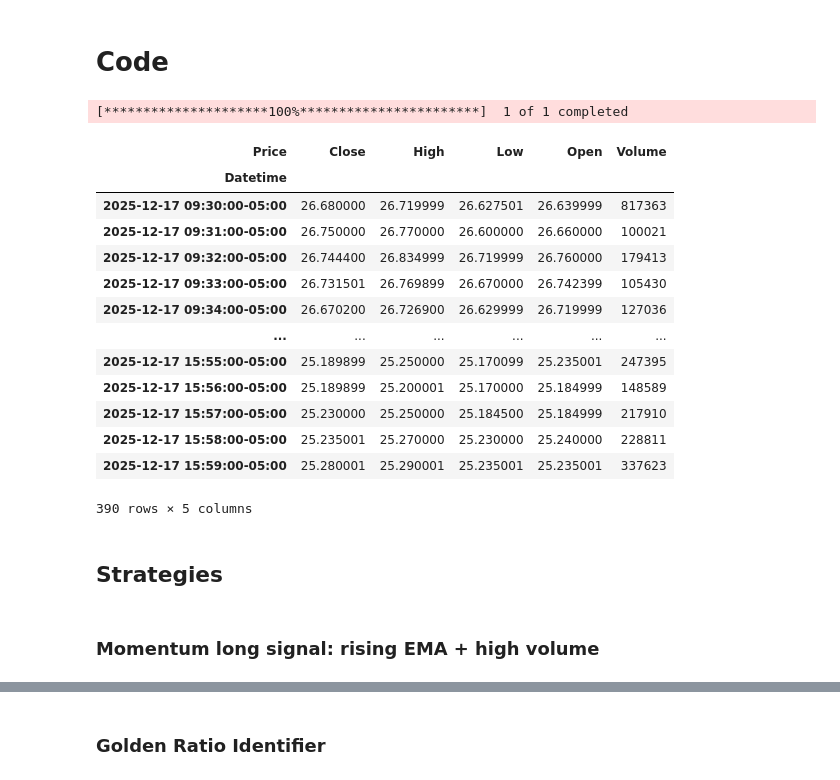
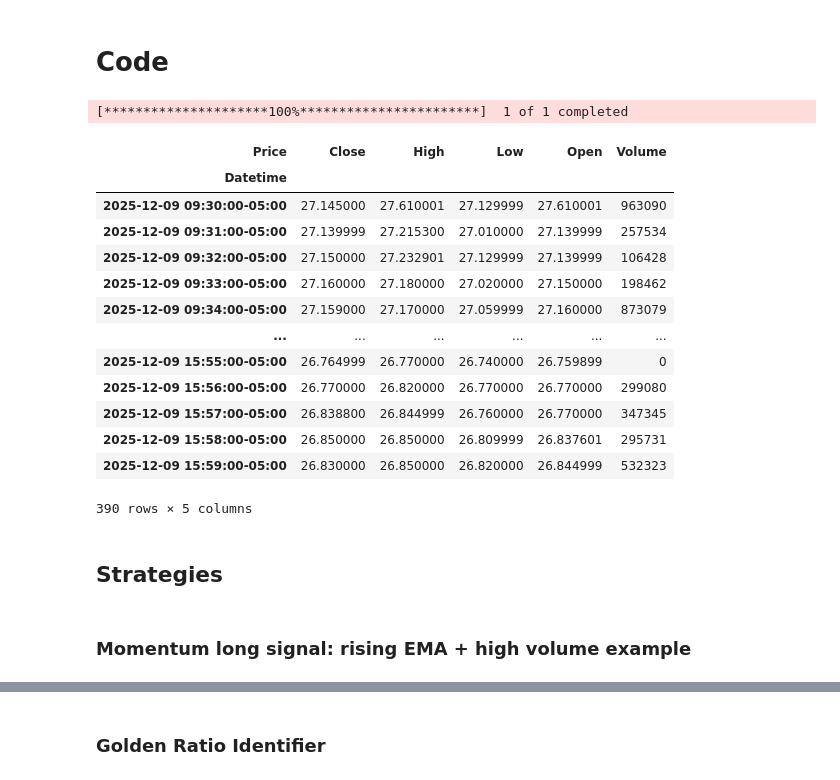
Before and after one commit to OfficialChanHen/SOFITrade, a Jupyter notebook: SOFITrade.ipynb, the cells around one changed output, grey strips where cells are left out. Cells and saved outputs as stored; diff of their text form; code cells hidden in the pictures.

Commit message:
Change subtitle to example

```diff
--- a/SOFITrade.ipynb
+++ b/SOFITrade.ipynb
@@ -117,35 +117,35 @@ avg_gain = avg_loss = 0.0
 # %%
 # sofi = yf.Ticker("SOFI")
 # %%
-day = "2025-12-17"
+day = "2025-12-9"
 start = pd.to_datetime(f"{day} 09:25")
 end = pd.to_datetime(f"{day} 16:00")
 
 tickers_df = yf.download("SOFI", start=start, end=end, interval="1m", auto_adjust=True).tz_convert("America/New_York")
 tickers_df.dropna(inplace=True)
 
 sofi_df = tickers_df.xs("SOFI", level="Ticker", axis=1)
 sofi_df
 # %% [output]
 [*********************100%***********************]  1 of 1 completed
 | Price | Close | High | Low | Open | Volume |
 | Datetime |  |  |  |  |  |
-| 2025-12-17 09:30:00-05:00 | 26.680000 | 26.719999 | 26.627501 | 26.639999 | 817363 |
-| 2025-12-17 09:31:00-05:00 | 26.750000 | 26.770000 | 26.600000 | 26.660000 | 100021 |
-| 2025-12-17 09:32:00-05:00 | 26.744400 | 26.834999 | 26.719999 | 26.760000 | 179413 |
-| 2025-12-17 09:33:00-05:00 | 26.731501 | 26.769899 | 26.670000 | 26.742399 | 105430 |
-| 2025-12-17 09:34:00-05:00 | 26.670200 | 26.726900 | 26.629999 | 26.719999 | 127036 |
+| 2025-12-09 09:30:00-05:00 | 27.145000 | 27.610001 | 27.129999 | 27.610001 | 963090 |
+| 2025-12-09 09:31:00-05:00 | 27.139999 | 27.215300 | 27.010000 | 27.139999 | 257534 |
+| 2025-12-09 09:32:00-05:00 | 27.150000 | 27.232901 | 27.129999 | 27.139999 | 106428 |
+| 2025-12-09 09:33:00-05:00 | 27.160000 | 27.180000 | 27.020000 | 27.150000 | 198462 |
+| 2025-12-09 09:34:00-05:00 | 27.159000 | 27.170000 | 27.059999 | 27.160000 | 873079 |
 | ... | ... | ... | ... | ... | ... |
-| 2025-12-17 15:55:00-05:00 | 25.189899 | 25.250000 | 25.170099 | 25.235001 | 247395 |
-| 2025-12-17 15:56:00-05:00 | 25.189899 | 25.200001 | 25.170000 | 25.184999 | 148589 |
-| 2025-12-17 15:57:00-05:00 | 25.230000 | 25.250000 | 25.184500 | 25.184999 | 217910 |
-| 2025-12-17 15:58:00-05:00 | 25.235001 | 25.270000 | 25.230000 | 25.240000 | 228811 |
-| 2025-12-17 15:59:00-05:00 | 25.280001 | 25.290001 | 25.235001 | 25.235001 | 337623 |
+| 2025-12-09 15:55:00-05:00 | 26.764999 | 26.770000 | 26.740000 | 26.759899 | 0 |
+| 2025-12-09 15:56:00-05:00 | 26.770000 | 26.820000 | 26.770000 | 26.770000 | 299080 |
+| 2025-12-09 15:57:00-05:00 | 26.838800 | 26.844999 | 26.760000 | 26.770000 | 347345 |
+| 2025-12-09 15:58:00-05:00 | 26.850000 | 26.850000 | 26.809999 | 26.837601 | 295731 |
+| 2025-12-09 15:59:00-05:00 | 26.830000 | 26.850000 | 26.820000 | 26.844999 | 532323 |
 390 rows × 5 columns
 # %% [markdown]
 ## Strategies
 # %% [markdown]
-### Momentum long signal: rising EMA + high volume
+### Momentum long signal: rising EMA + high volume example
 # %%
 # Indicators
 sofi_ema20_high_volume_df = sofi_df.copy()
```
Also changed, not shown: parts of 10 cells of this notebook.
